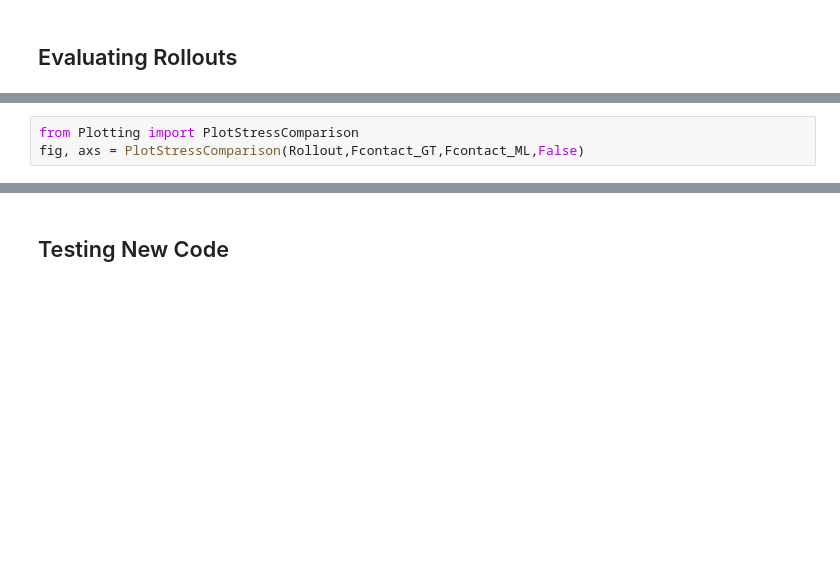
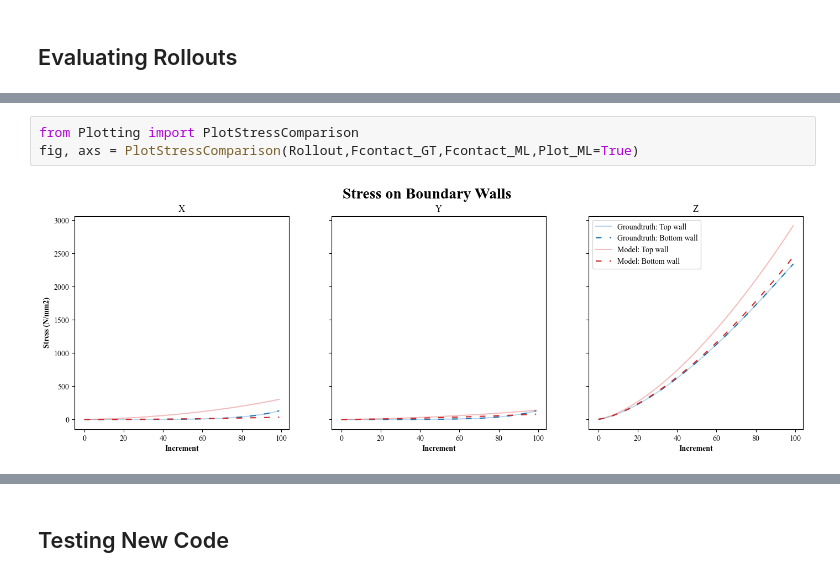
Before and after one commit to MaxGeraedts/DEM-GNN, a Jupyter notebook: Equivariant_model.ipynb, the cells around one changed output, grey strips where cells are left out. Saved outputs shown, nothing was run; the diff lists cells and outputs as text; blank space fills up the shorter version.

```diff
--- a/Equivariant_model.ipynb
+++ b/Equivariant_model.ipynb
@@ -254,6 +236,8 @@ fig = PlotFres(Fsum_GT,Fsum_ML)
 # %%
 from Plotting import PlotStressComparison
-fig, axs = PlotStressComparison(Rollout,Fcontact_GT,Fcontact_ML,False)
+fig, axs = PlotStressComparison(Rollout,Fcontact_GT,Fcontact_ML,Plot_ML=True)
+# %% [output]
+[figure, added]
 # %%
 from Plotting import PlotForceDistributionComparison
 quantiles = [1,5,10,25,50]
```
Also changed, not shown: parts of 14 cells of this notebook, 2 other files.
